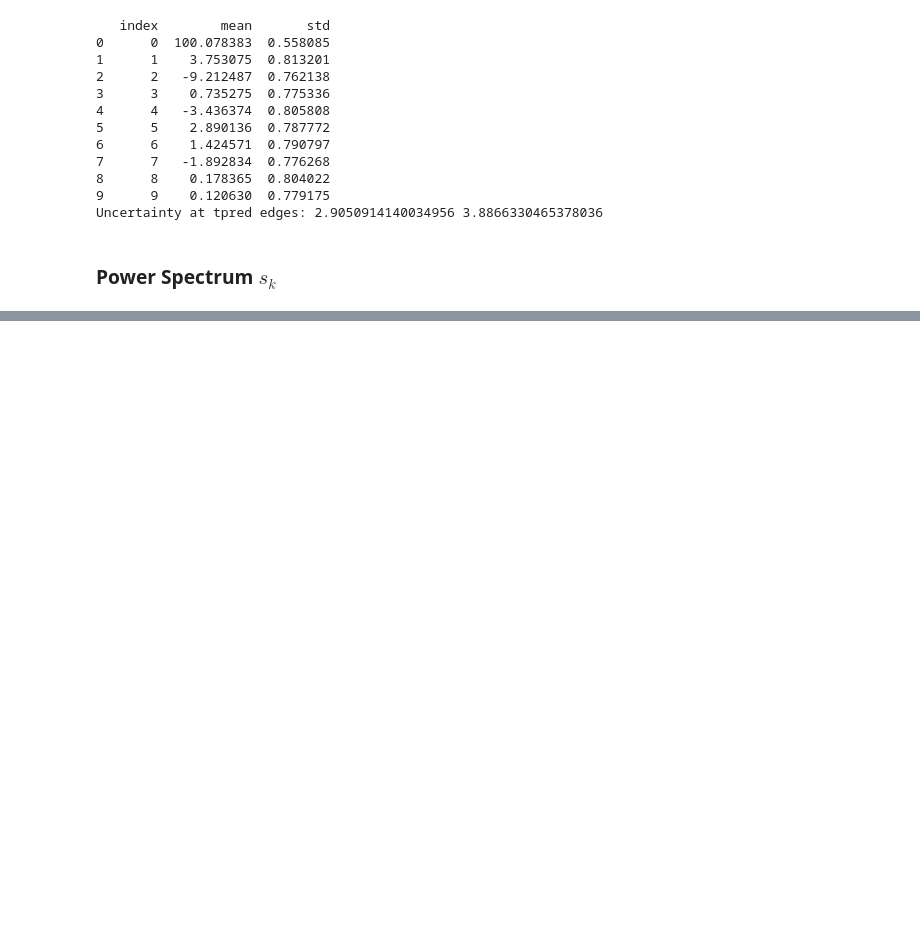
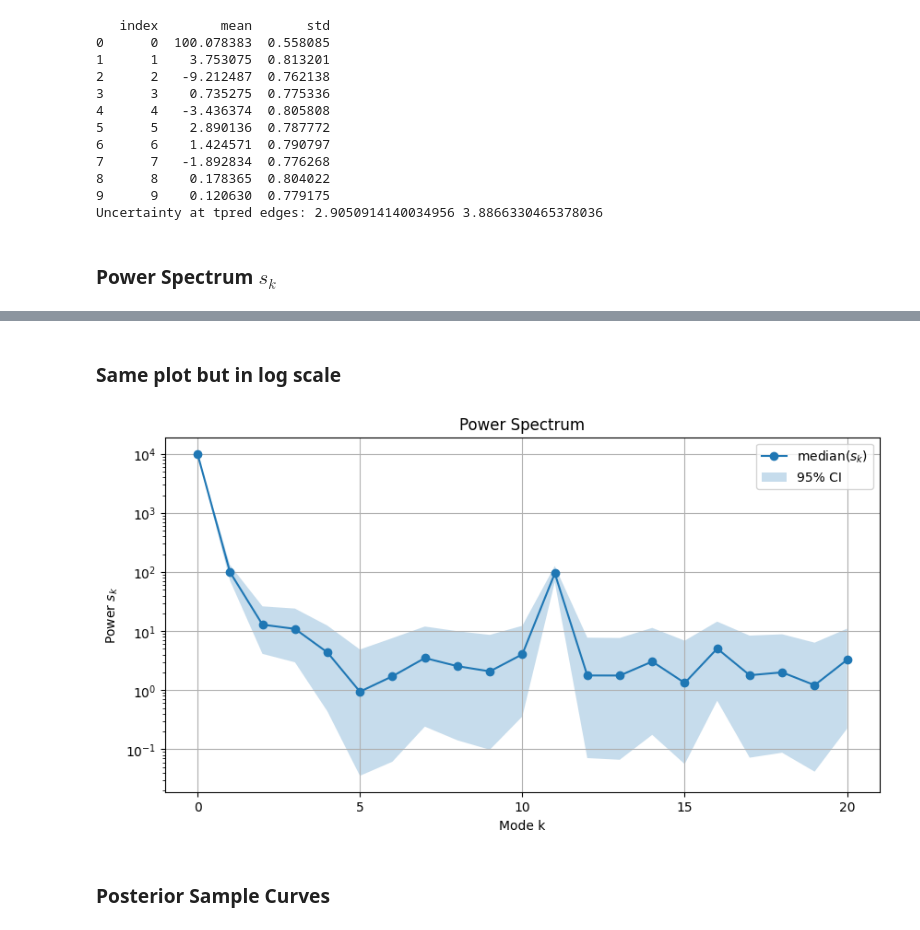
Before and after one commit to dchen10Git/astr-210-final-project, a Jupyter notebook: Project_Fourier_Draft2.ipynb, the cells around one changed output, grey strips where cells are left out. Drawn from its saved outputs; the diff is of its cells as text; code cells hidden in the pictures; blank space fills up the shorter version.

```diff
--- a/Project_Fourier_Draft2.ipynb
+++ b/Project_Fourier_Draft2.ipynb
@@ -280 +281,16 @@ plt.legend(); plt.grid(True); plt.show()
+# %% [markdown]
+### Same plot but in log scale
+# %%
+plt.figure(figsize=(10,5))
+plt.semilogy(modes, s_med, '-o', label='median($s_k$)')
+plt.fill_between(modes, s_lo, s_hi, alpha=0.25, label='95% CI')
+plt.xlabel('Mode k') # frequency index
+plt.ylabel('Power $s_k$')
+plt.xticks([0,5,10,15,20])
+plt.title('Power Spectrum')
+plt.legend(); plt.grid(True); plt.show()
+# %% [output]
+[figure, added]
+# %% [markdown]
+### Posterior Sample Curves
 # %%
```
Also changed, not shown: parts of 13 cells of this notebook.
